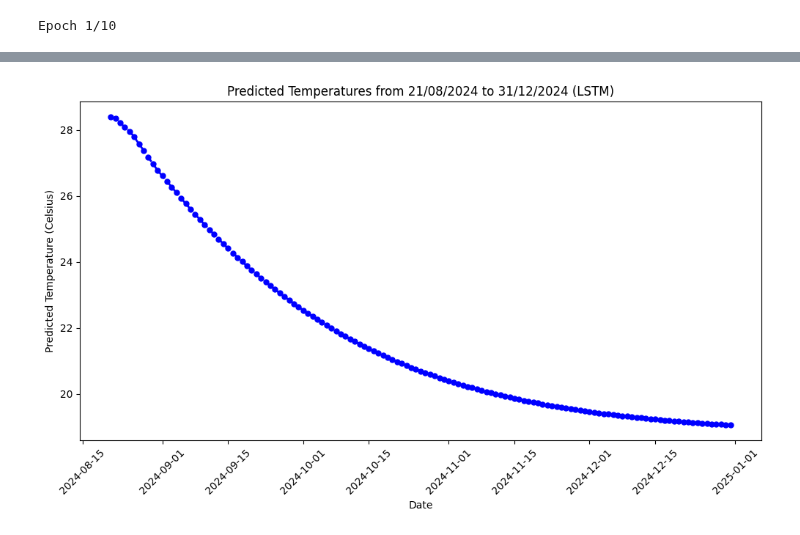
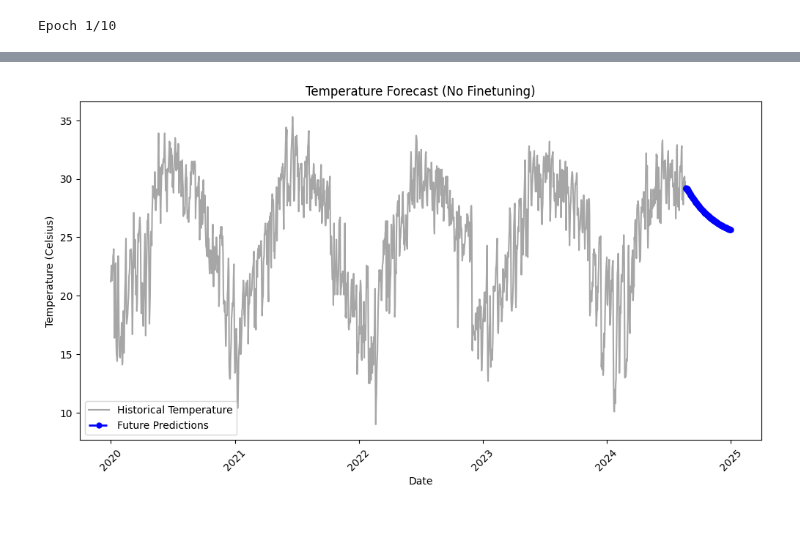
Before and after one commit to lbibi1805-dot/ML_WEATHER_PREDICTION, a Jupyter notebook: test_LTST Memory/NoFineTuning.ipynb, the cells around one changed output, grey strips where cells are left out. Saved outputs shown, nothing was run; the diff lists cells and outputs as text; code cells hidden in the pictures.

```diff
--- a/test_LTST Memory/NoFineTuning.ipynb
+++ b/test_LTST Memory/NoFineTuning.ipynb
@@ -6,8 +6,16 @@ from sklearn.preprocessing import MinMaxScaler  # For scaling data
 from sklearn.metrics import mean_squared_error, mean_absolute_error, r2_score  # For evaluating the model
 from tensorflow.keras.models import Sequential  # For creating the model
 from tensorflow.keras.layers import LSTM, Dense  # For adding layers to the model
+import tensorflow as tf
 
-#STEP 1. LOAD AND PREPARE THE DATA
+# Set random seed for reproducibility
+np.random.seed(42)
+tf.random.set_seed(42)
+
+
+
+# STEP 1. LOAD AND PREPARE THE DATA
+#region
 # 1.1 Load the dataset
 file_path = '../dataset/Data.csv'  # Path to the CSV file
 data = pd.read_csv(file_path)
@@ -18,17 +26,19 @@ data.set_index('ds', inplace=True)
 
 # 1.3 Use temperature ('temp') as the target variable
 temperature = data['temp'].values.reshape(-1, 1)  # Reshape 'temp' for scaling
+#endregion
 
-
-#STEP 2. SCALE THE DATA
+# STEP 2. SCALE THE DATA
+#region
 # 2.1 Initialize the MinMaxScaler
 scaler = MinMaxScaler(feature_range=(0, 1))  # Initialize the scaler
 
 # 2.2 Fit and transform the temperature data
 scaled_data = scaler.fit_transform(temperature)  # Scale the temperature data
+#endregion
 
-
-#STEP 3. CREATE A DATASET WITH TIME STEPS
+# STEP 3. CREATE A DATASET WITH TIME STEPS
+#region
 # 3.1 Define the function to create datasets with time steps
 def create_dataset(data, time_step=1):
     X, y = [], []  # Initialize lists to hold features and targets
@@ -43,18 +53,20 @@ X, y = create_dataset(scaled_data, time_step)  # Create the dataset
 
 # 3.3 Reshape X to be [samples, time steps, features]
 X = X.reshape(X.shape[0], X.shape[1], 1)  # Add an additional dimension for features
+#endregion
 
-
-#STEP 4. SPLIT THE DATA INTO TRAINING AND TESTING SETS
+# STEP 4. SPLIT THE DATA INTO TRAINING AND TESTING SETS
+#region
 # 4.1 Define the split index
 split_index = int(len(X) * 0.8)  # Define the split index
 
 # 4.2 Split the features and targets into training and testing sets
 X_train, X_test = X[:split_index], X[split_index:]  # Split the features
 y_train, y_test = y[:split_index], y[split_index:]  # Split the targets
+#endregion
 
-
-#STEP 5. BUILD AND COMPILE THE LSTM MODEL
+# STEP 5. BUILD AND COMPILE THE LSTM MODEL
+#region
 # 5.1 Initialize the Sequential model
 model = Sequential()  # Initialize the model
 
@@ -65,13 +77,16 @@ model.add(Dense(1))  # Add output layer
 
 # 5.3 Compile the model with 'adam' optimizer and 'mean_squared_error' loss function
 model.compile(optimizer='adam', loss='mean_squared_error')  # Compile the model
+#endregion
 
-
-#STEP 6. TRAIN THE MODEL
+# STEP 6. TRAIN THE MODEL
+#region
 # 6.1 Fit the model to the training data
 model.fit(X_train, y_train, epochs=10, batch_size=32, verbose=1)  # Fit the model to the training data
+#endregion
 
-#STEP 7. MAKE PREDICTIONS AND EVALUATE THE MODEL
+# STEP 7. MAKE PREDICTIONS AND EVALUATE THE MODEL
+#region
 # 7.1 Predict the test set
 predictions = model.predict(X_test)  # Predict the test set
 
@@ -87,9 +102,10 @@ r2 = r2_score(y_test_inv, predictions)  # Calculate R² Score
 print(f"RMSE: {rmse:.3f}")  # Print RMSE
 print(f"MAE: {mae:.3f}")  # Print MAE
 print(f"R^2 Score: {r2:.3f}")  # Print R^2 Score
+#endregion
 
-
-#STEP 8. GENERATE FUTURE PREDICTIONS
+# STEP 8. GENERATE FUTURE PREDICTIONS
+#region
 # 8.1 Define future dates
 future_dates = pd.date_range(start='2024-08-21', end='2024-12-31', freq='D')  # Define the future dates
 future_steps = len(future_dates)  # Number of future steps
@@ -105,9 +121,10 @@ for _ in range(future_steps):
     future_predictions.append(future_pred[0, 0])  # Append the prediction
     future_pred_reshaped = future_pred.reshape(1, 1, 1)  # Reshape the prediction
     last_sequence = np.concatenate((last_sequence[:, 1:, :], future_pred_reshaped), axis=1)  # Update the sequence
+#endregion
 
-
-#STEP 9. SAVE AND PLOT THE RESULTS
+# STEP 9. SAVE AND PLOT THE RESULTS
+#region
 # 9.1 Inverse transform the future predictions
 future_predictions_inv = scaler.inverse_transform(np.array(future_predictions).reshape(-1, 1))  # Inverse transform the future predictions
 
@@ -121,13 +138,21 @@ future_results_df = pd.DataFrame({
 future_results_df.to_csv('future_weather_predictions_lstm_2024.csv', index=False)  # Save to CSV
 print("Future weather predictions saved to 'future_weather_predictions_lstm_2024.csv'")  # Confirmation message
 
-# 9.4 Plot the future predicted temperatures
+# 9.4 Plot the historical and future predicted temperatures
 plt.figure(figsize=(12, 6))  # Set figure size
-plt.plot(future_dates, future_predictions_inv, color='blue', marker='o', linestyle='dashed', linewidth=2, markersize=5)  # Plot the predictions
+
+# Plot historical data
+plt.plot(data.index, temperature, color='gray', label='Historical Temperature', alpha=0.7)  # Historical temperature in gray
+
+# Plot future predictions
+plt.plot(future_dates, future_predictions_inv, color='blue', marker='o', linestyle='dashed', linewidth=2, markersize=5, label='Future Predictions')  # Future predictions in blue
+
 plt.xlabel('Date')  # X-axis label
-plt.ylabel('Predicted Temperature (Celsius)')  # Y-axis label
-plt.title('Predicted Temperatures from 21/08/2024 to 31/12/2024 (LSTM)')  # Plot title
+plt.ylabel('Temperature (Celsius)')  # Y-axis label
+plt.title('Temperature Forecast (No Finetuning)')  # Plot title
 plt.xticks(rotation=45)  # Rotate x-axis labels
+plt.legend()  # Show legend
 plt.show()  # Display the plot
+#endregion
 # %% [output]
 Epoch 1/10
@@ -150,2 +175,2 @@ Epoch 7/10
 Future weather predictions saved to 'future_weather_predictions_lstm_2024.csv'
-[figure, old version]
+[figure, new version]
```
Also changed, not shown: parts of 1 cell of this notebook, 3 other files.
